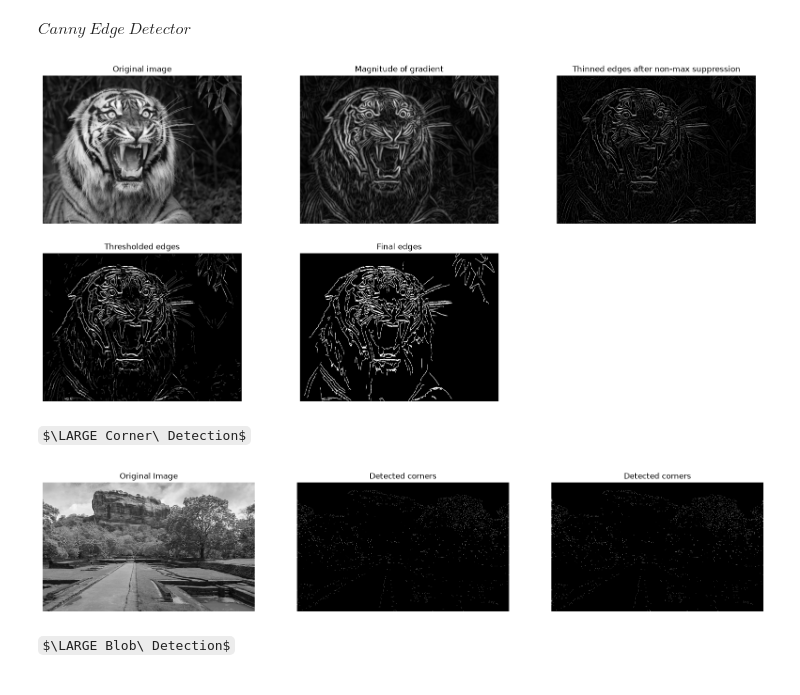
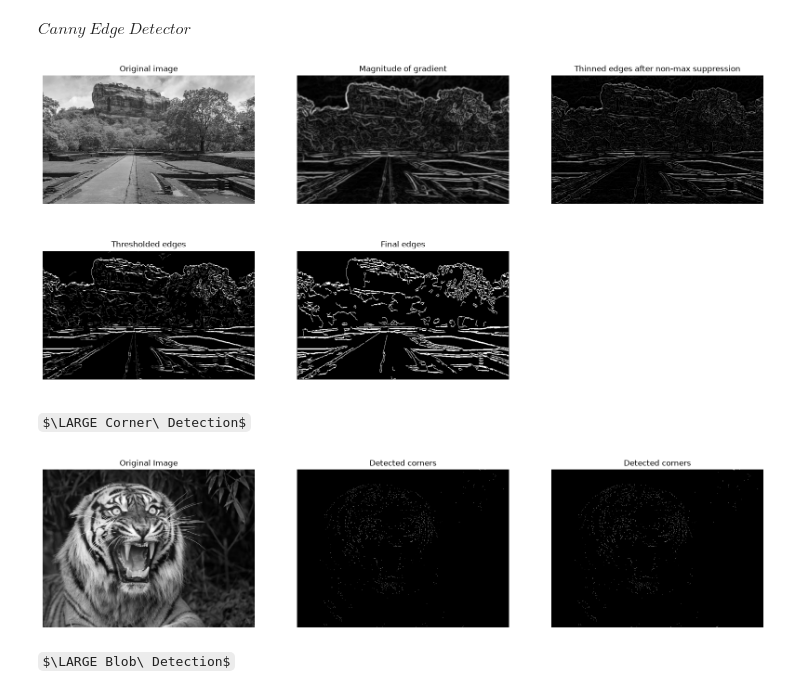
Before and after one commit to codingNR29/Image-processing, a Jupyter notebook: 04 Edges, Corners and Blobs.ipynb, the cells around one changed output. Drawn from its saved outputs; the diff is of its cells as text; code cells hidden in the pictures; some formulas as TeX source.

```diff
--- a/04 Edges, Corners and Blobs.ipynb
+++ b/04 Edges, Corners and Blobs.ipynb
@@ -131,7 +131,7 @@ plt.show()
 $Canny\ Edge\ Detector$
 # %%
 #Loaging the image
-im_new = cv.imread('images/Tiger.jpg', cv.IMREAD_GRAYSCALE)
+im_new = cv.imread('images/sigiriya.jpg', cv.IMREAD_GRAYSCALE)
 assert im_new is not None
 
 sigma = 2
@@ -317,12 +317,12 @@ for a in ax.ravel():
 
 plt.show()
 # %% [output]
-[figure, old version]
+[figure, new version]
 # %% [markdown]
 $\LARGE Corner\ Detection$
 # %%
 #Loading the sample image
-im = cv.imread('images/sigiriya.jpg', cv.IMREAD_GRAYSCALE)
+im = cv.imread('images/tiger.jpg', cv.IMREAD_GRAYSCALE)
 assert im is not None
 
 #Derivative filters
@@ -426,36 +426,36 @@ def NMS_corners(thresholded_image):
 
 corners_scratch = NMS_corners(im_thresh)
 
 #Non Maximum Supression from OpneCV
 #Dilate the thresholded image (scans a 3x3 window and grabs the max)
 im_thresh_dilated = cv.dilate(im_thresh, np.ones((3,3), np.uint8))
 
 #A pixel is a true corner if its original value matches the dilated value
 is_local_max = (im_thresh == im_thresh_dilated) & (im_thresh > 0)
 
 #Blank image to store corners
 corners_openCV = np.zeros_like(im_thresh_dilated)
 
 #Assigning values
 corners_openCV[is_local_max] = 255
 
 fig, ax = plt.subplots(1, 3, figsize = (20, 15))
-ax[0].imshow(im, cmap = 'grey')
+ax[0].imshow(im, cmap = 'gray')
 ax[0].set_title("Original Image")
 
-ax[1].imshow(corners_openCV, cmap = 'grey')
+ax[1].imshow(corners_openCV, cmap = 'gray')
 ax[1].set_title("Detected corners")
 
-ax[2].imshow(corners_scratch, cmap = 'grey')
+ax[2].imshow(corners_scratch, cmap = 'gray')
 ax[2].set_title("Detected corners")
 
 
 for a in ax:
     a.axis('off')
 
 
 plt.show()
 # %% [output]
-[figure, old version]
+[figure, new version]
 # %% [markdown]
 $\LARGE Blob\ Detection$
```
Also changed, not shown: parts of 1 cell of this notebook.
